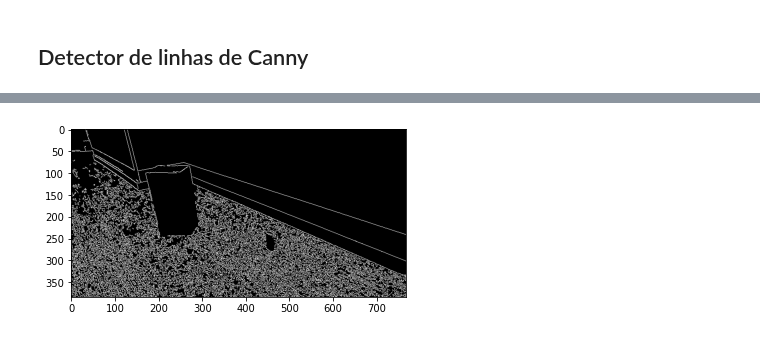
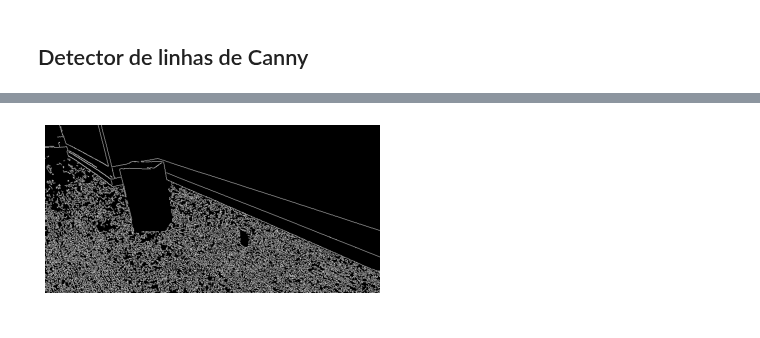
Before and after one commit to Insper/robotica-computacional, a Jupyter notebook: docs/modulos/03-visao/atividade1.ipynb, the cells around one changed output, grey strips where cells are left out. Cells and saved outputs as stored; diff of their text form; code cells hidden in the pictures.

```diff
--- a/docs/modulos/03-visao/atividade1.ipynb
+++ b/docs/modulos/03-visao/atividade1.ipynb
@@ -173,9 +185,10 @@ Além disso, os contornos sofrem um processo de emagrecimento
 # %%
 min_contrast = 100
 max_contrast = 200
-linhas = cv2.Canny(small, min_contrast, max_contrast )
+linhas = cv2.Canny(img, min_contrast, max_contrast )
+
+plt.imshow(linhas, cmap="gray")
+plt.axis('off')
+plt.show()
+# %% [output]
+[figure, added]
-# %%
-plt.imshow(linhas, cmap="gray")
-plt.show()
-# %% [output]
-[figure, removed]
```
Also changed, not shown: parts of 18 cells of this notebook.
